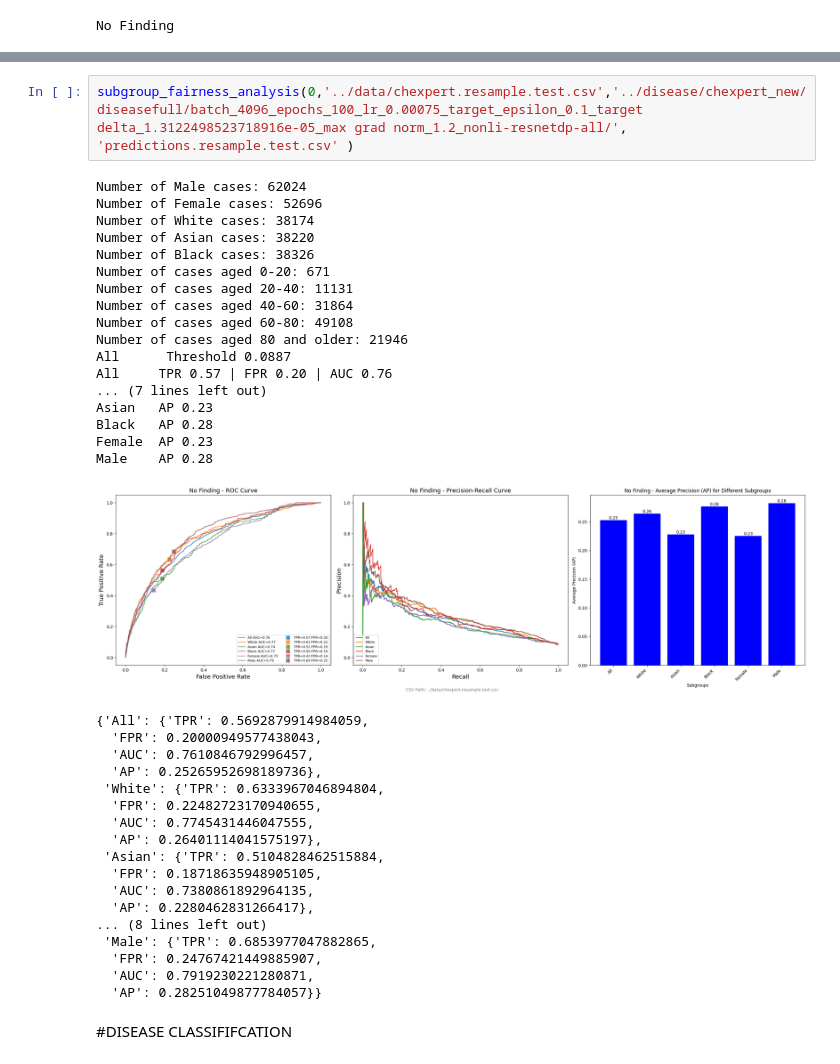
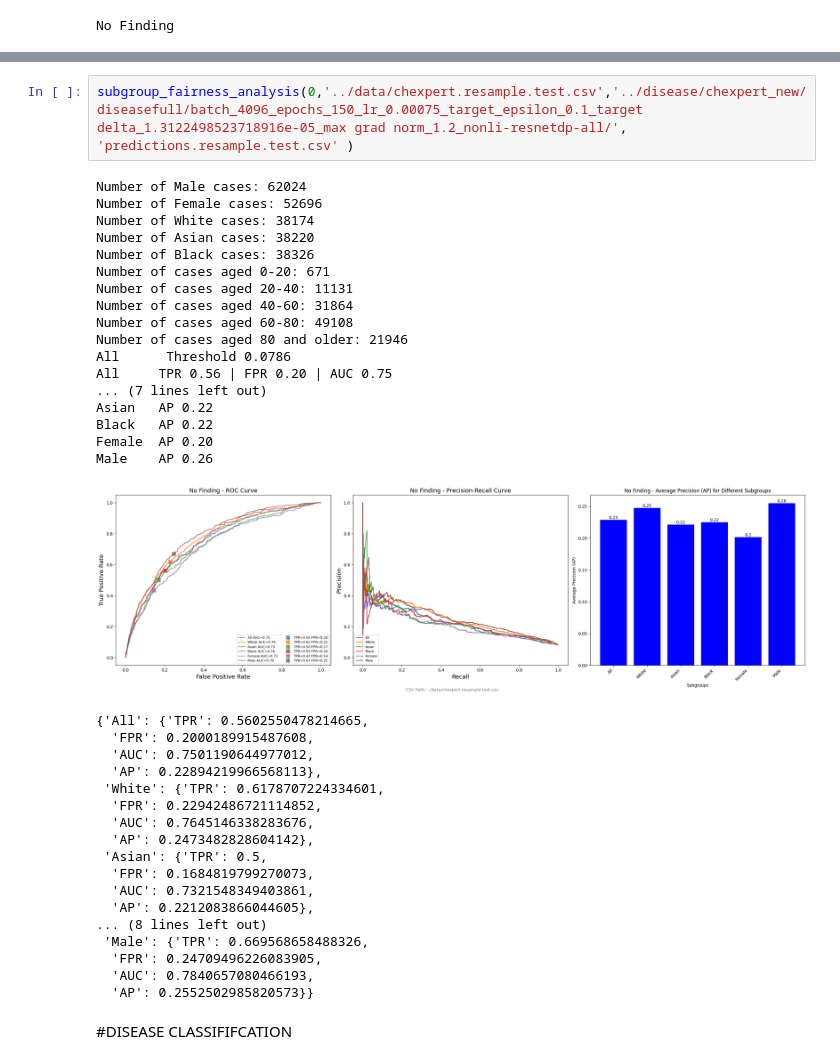
Before and after one commit to GivralNguyen/Towards-Fair-and-Private-AI-in-Chest-Radiograph-Analysis, a Jupyter notebook: metrics/chexpert.predictions.ipynb, the cells around one changed output, grey strips where cells are left out. Drawn from its saved outputs; the diff is of its cells as text.

```diff
--- a/metrics/chexpert.predictions.ipynb
+++ b/metrics/chexpert.predictions.ipynb
@@ -44,43 +44,43 @@ Male    AP 0.45
   'AUC': 0.8827121919151694,
   'AP': 0.44556465972655224}}
 # %%
-subgroup_fairness_analysis(0,'../data/chexpert.resample.test.csv','../disease/chexpert_new/diseasefull/batch_4096_epochs_100_lr_0.00075_target_epsilon_0.1_target delta_1.3122498523718916e-05_max grad norm_1.2_nonli-resnetdp-all/', 'predictions.resample.test.csv' )
+subgroup_fairness_analysis(0,'../data/chexpert.resample.test.csv','../disease/chexpert_new/diseasefull/batch_4096_epochs_150_lr_0.00075_target_epsilon_0.1_target delta_1.3122498523718916e-05_max grad norm_1.2_nonli-resnetdp-all/', 'predictions.resample.test.csv' )
 # %% [output]
 Number of Male cases: 62024
 Number of Female cases: 52696
 Number of White cases: 38174
 Number of Asian cases: 38220
 Number of Black cases: 38326
 Number of cases aged 0-20: 671
 Number of cases aged 20-40: 11131
 Number of cases aged 40-60: 31864
 Number of cases aged 60-80: 49108
 Number of cases aged 80 and older: 21946
-All      Threshold 0.0887
-All     TPR 0.57 | FPR 0.20 | AUC 0.76
+All      Threshold 0.0786
+All     TPR 0.56 | FPR 0.20 | AUC 0.75
 ... (7 lines left out)
-Asian   AP 0.23
-Black   AP 0.28
-Female  AP 0.23
-Male    AP 0.28
+Asian   AP 0.22
+Black   AP 0.22
+Female  AP 0.20
+Male    AP 0.26
-[figure, old version]
+[figure, new version]
-{'All': {'TPR': 0.5692879914984059,
-  'FPR': 0.20000949577438043,
-  'AUC': 0.7610846792996457,
-  'AP': 0.25265952698189736},
- 'White': {'TPR': 0.6333967046894804,
-  'FPR': 0.22482723170940655,
-  'AUC': 0.7745431446047555,
-  'AP': 0.26401114041575197},
- 'Asian': {'TPR': 0.5104828462515884,
-  'FPR': 0.18718635948905105,
-  'AUC': 0.7380861892964135,
-  'AP': 0.2280462831266417},
+{'All': {'TPR': 0.5602550478214665,
+  'FPR': 0.2000189915487608,
+  'AUC': 0.7501190644977012,
+  'AP': 0.22894219966568113},
+ 'White': {'TPR': 0.6178707224334601,
+  'FPR': 0.22942486721114852,
+  'AUC': 0.7645146338283676,
+  'AP': 0.2473482828604142},
+ 'Asian': {'TPR': 0.5,
+  'FPR': 0.1684819799270073,
+  'AUC': 0.7321548349403861,
+  'AP': 0.2212083866044605},
 ... (8 lines left out)
- 'Male': {'TPR': 0.6853977047882865,
-  'FPR': 0.24767421449885907,
-  'AUC': 0.7919230221280871,
-  'AP': 0.28251049877784057}}
+ 'Male': {'TPR': 0.669568658488326,
+  'FPR': 0.24709496226083905,
+  'AUC': 0.7840657080466193,
+  'AP': 0.2552502985820573}}
 # %% [markdown]
 #DISEASE CLASSIFIFCATION
 # %%
```
Also changed, not shown: parts of 1 cell of this notebook, 11 other files.
